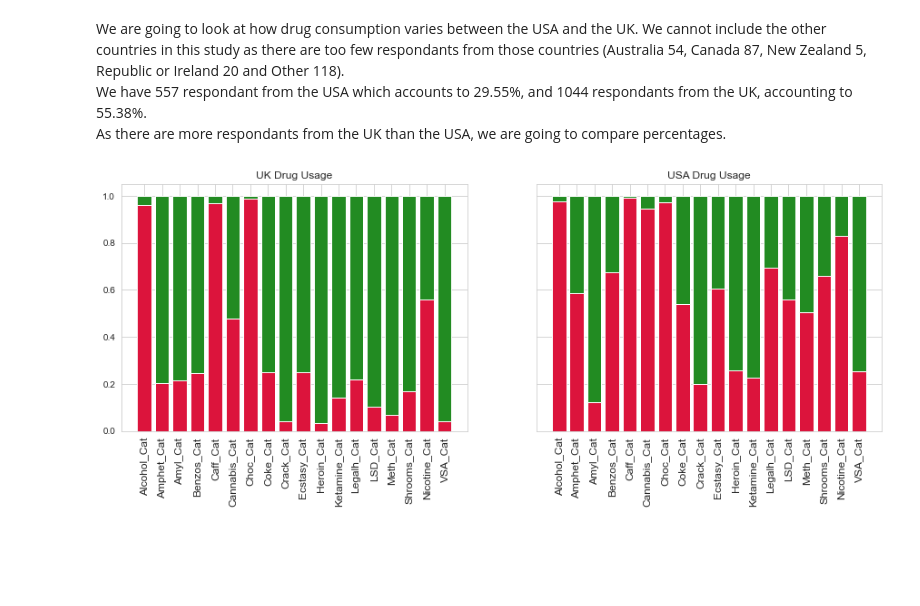
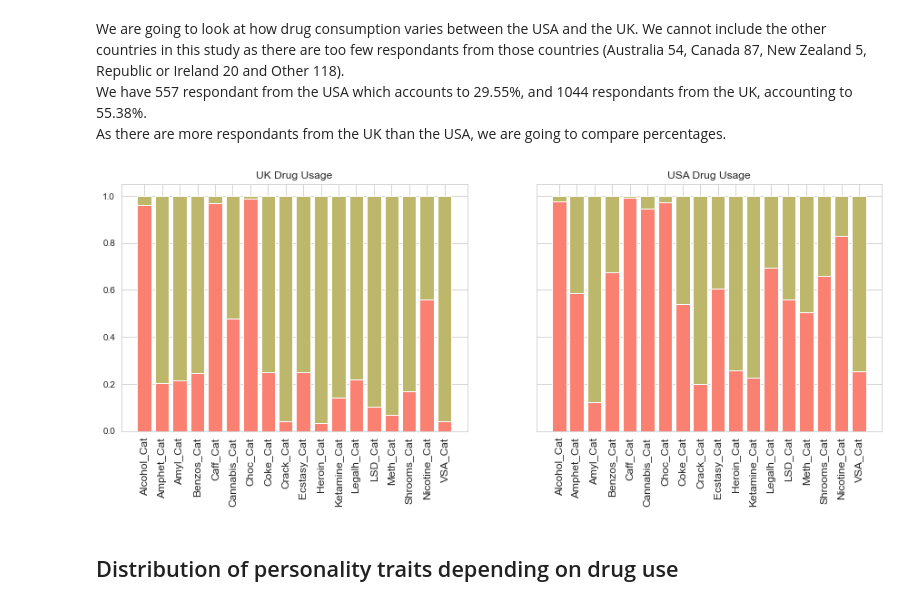
Before and after one commit to SebastianRoetten/Personality_vs_drug_use, a Jupyter notebook: EDA_Laura.ipynb, the cells around one changed output. Saved outputs shown, nothing was run; the diff lists cells and outputs as text; code cells hidden in the pictures; blank space fills up the shorter version.

```diff
--- a/EDA_Laura.ipynb
+++ b/EDA_Laura.ipynb
@@ -357,17 +357,19 @@ usa_user = pd.DataFrame([drugs_cat, usa_user_percentage, usa_non_user_percentage
 # %%
 drugs_cat = ["Alcohol_Cat", "Amphet_Cat", "Amyl_Cat", "Benzos_Cat", "Caff_Cat", "Cannabis_Cat", "Choc_Cat", "Coke_Cat", "Crack_Cat",
         "Ecstasy_Cat", "Heroin_Cat", "Ketamine_Cat", "Legalh_Cat", "LSD_Cat", "Meth_Cat", "Shrooms_Cat", "Nicotine_Cat", "VSA_Cat"]
 
 f, (ax1, ax2) = plt.subplots(1, 2, sharey=True, figsize=(15, 5))
 
-ax1.bar(uk_user["Drug"], uk_user["User"], color='crimson', edgecolor='white')
-ax1.bar(uk_user["Drug"], uk_user["Non_user"], bottom=uk_user["User"], color='forestgreen', edgecolor='white')
+ax1.bar(uk_user["Drug"], uk_user["User"], color='salmon', edgecolor='white')
+ax1.bar(uk_user["Drug"], uk_user["Non_user"], bottom=uk_user["User"], color='darkkhaki', edgecolor='white')
 ax1.set_title('UK Drug Usage')
 ax1.set_xticklabels(drugs_cat, rotation=90, size = 12);
 
-ax2.bar(usa_user["Drug"], usa_user["User"], color='crimson', edgecolor='white')
-ax2.bar(usa_user["Drug"], usa_user["Non_user"], bottom=usa_user["User"], color='forestgreen', edgecolor='white')
+ax2.bar(usa_user["Drug"], usa_user["User"], color='salmon', edgecolor='white')
+ax2.bar(usa_user["Drug"], usa_user["Non_user"], bottom=usa_user["User"], color='darkkhaki', edgecolor='white')
 ax2.set_title('USA Drug Usage')
 ax2.set_xticklabels(drugs_cat, rotation=90, size = 12);
 # %% [output]
-[figure, old version]
+[figure, new version]
+# %% [markdown]
+## Distribution of personality traits depending on drug use
```
Also changed, not shown: parts of 22 cells of this notebook.
